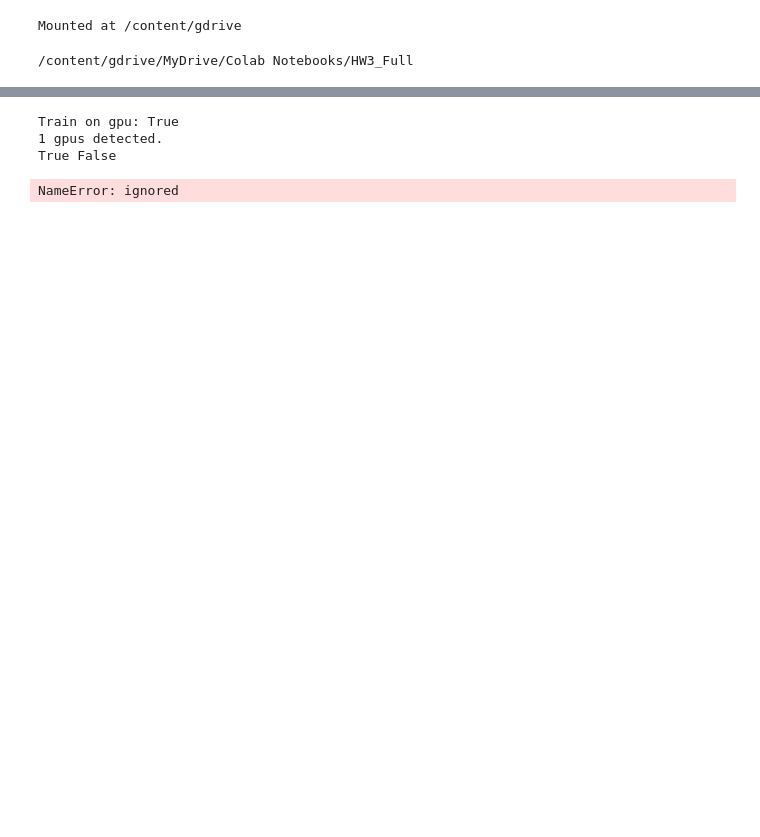
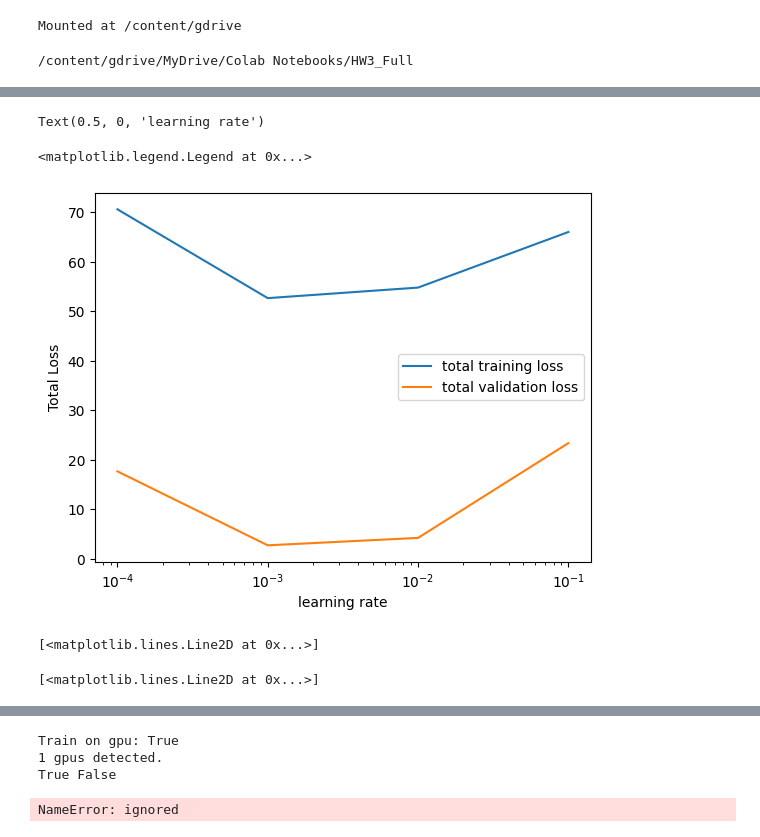
Before and after one commit to vadaliah/CS5260, a Jupyter notebook: HW3.ipynb, the cells around one changed output, grey strips where cells are left out. Cells and saved outputs as stored; diff of their text form; code cells hidden in the pictures; blank space fills up the shorter version.

```diff
--- a/HW3.ipynb
+++ b/HW3.ipynb
@@ -73,3 +74,78 @@ import matplotlib.pyplot as plt
 
 import warnings
 warnings.filterwarnings('ignore', category=FutureWarning)
+# %%
+# Creating our dataset class
+class Build_Data(Dataset):
+    # Constructor
+    def __init__(self, train=True):
+        self.x = torch.arange(-3, 3, 0.1).view(-1, 1)
+        self.func = -5 * self.x + 1
+        self.y = self.func + 0.4 * torch.randn(self.x.size())
+        self.len = self.x.shape[0]
+        # adding some outliers
+        if train == True:
+            self.y[10:12] = 0
+            self.y[30:35] = 25
+        else:
+            pass
+    # Getting the data
+    def __getitem__(self, index):
+        return self.x[index], self.y[index]
+    # Getting length of the data
+    def __len__(self):
+        return self.len
+
+train_set = Build_Data()
+val_set = Build_Data(train=False)
+
+criterion = torch.nn.MSELoss()
+trainloader = DataLoader(dataset=train_set, batch_size=1)
+
+learning_rates = [0.1, 0.01, 0.001, 0.0001]
+train_err = torch.zeros(len(learning_rates))
+val_err = torch.zeros(len(learning_rates))
+Models = []
+
+epochs = 20
+
+# iterate through the list of various learning rates
+for i, learning_rate in enumerate(learning_rates):
+    model = torch.nn.Linear(1, 1)
+    optimizer = torch.optim.SGD(model.parameters(), lr = learning_rate)
+    for epoch in range(epochs):
+        for x, y in trainloader:
+            y_hat = model(x)
+            loss = criterion(y_hat, y)
+            optimizer.zero_grad()
+            loss.backward()
+            optimizer.step()
+
+    # training data
+    Y_hat = model(train_set.x)
+    train_loss = criterion(Y_hat, train_set.y)
+    train_err[i] = train_loss.item()
+
+    # validation data
+    Y_hat = model(val_set.x)
+    val_loss = criterion(Y_hat, val_set.y)
+    val_err[i] = val_loss.item()
+    Models.append(model)
+
+plt.semilogx(np.array(learning_rates), train_err.numpy(), label = 'total training loss')
+plt.semilogx(np.array(learning_rates), val_err.numpy(), label = 'total validation loss')
+plt.ylabel('Total Loss')
+plt.xlabel('learning rate')
+plt.legend()
+plt.show()
+
+# plotting the predictions on validation data
+for model, learning_rate in zip(Models, learning_rates):
+    yhat = model(val_set.x)
+    plt.plot(val_set.x.numpy(), yhat.detach().numpy(), label = 'learning rate:' + str(learning_rate))
+plt.plot(val_set.x.numpy(), val_set.func.numpy(), 'or', label = 'validation data')
+plt.xlabel('x')
+plt.ylabel('y')
+plt.legend()
+plt.show()
+# %% [output]
@@ -75,0 +155,5 @@ warnings.filterwarnings('ignore', category=FutureWarning)
+Text(0.5, 0, 'learning rate')
+<matplotlib.legend.Legend at 0x...>
+[figure, added]
+[<matplotlib.lines.Line2D at 0x...>]
+[<matplotlib.lines.Line2D at 0x...>]
```
Also changed, not shown: parts of 3 cells of this notebook.
